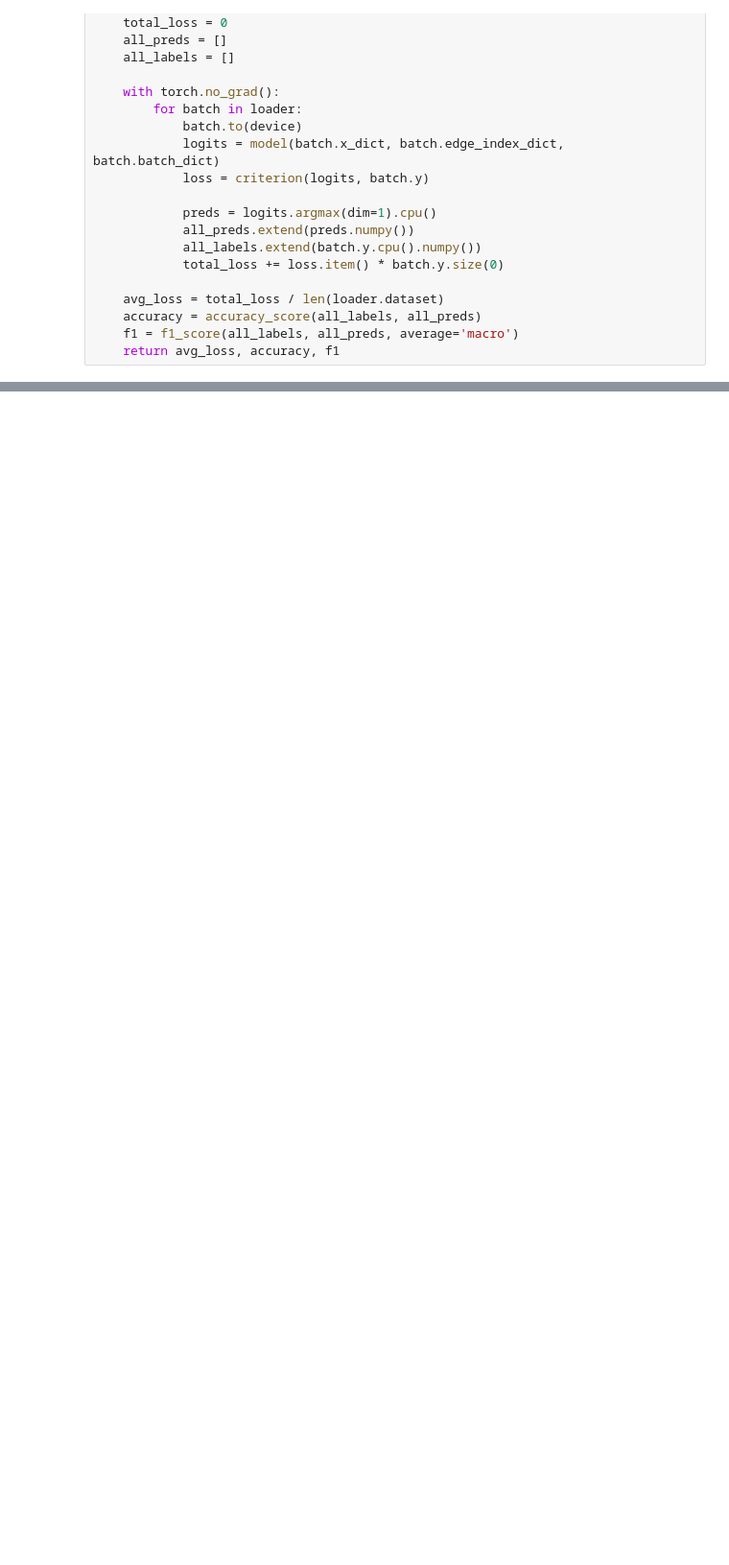
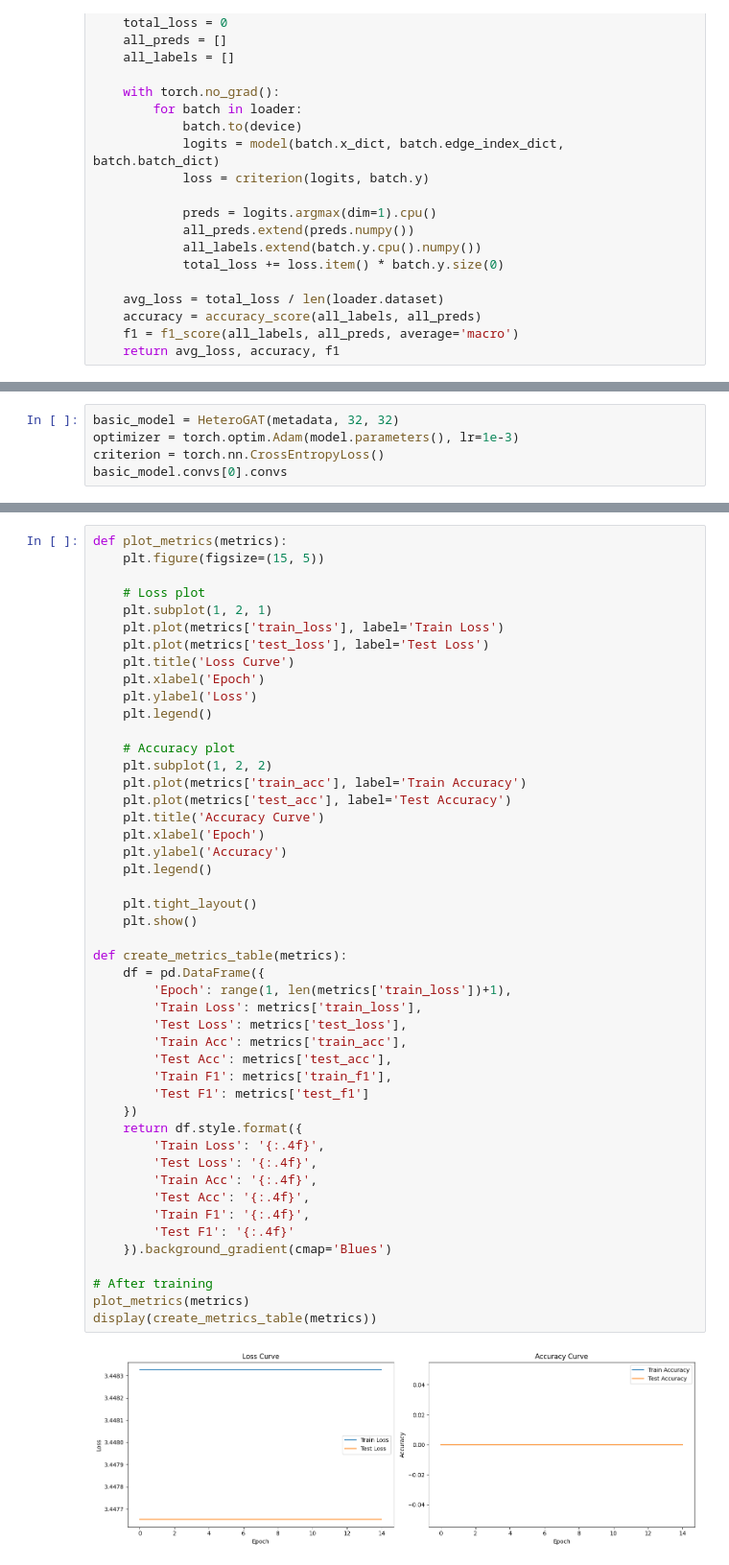
Before and after one commit to Galvanized-Heart/MIE1520_Final_Project, a Jupyter notebook: het_network.ipynb, the cells around one changed output, grey strips where cells are left out. Shown at 96% size. Drawn from its saved outputs; the diff is of its cells as text; blank space fills up the shorter version.

```diff
--- a/het_network.ipynb
+++ b/het_network.ipynb
@@ -260,0 +288,5 @@ display(create_metrics_table(metrics))
+# %%
+basic_model = HeteroGAT(metadata, 32, 32)
+optimizer = torch.optim.Adam(model.parameters(), lr=1e-3)
+criterion = torch.nn.CrossEntropyLoss()
+basic_model.convs[0].convs
@@ -260,0 +350,49 @@ display(create_metrics_table(metrics))
+# %%
+def plot_metrics(metrics):
+    plt.figure(figsize=(15, 5))
+
+    # Loss plot
+    plt.subplot(1, 2, 1)
+    plt.plot(metrics['train_loss'], label='Train Loss')
+    plt.plot(metrics['test_loss'], label='Test Loss')
+    plt.title('Loss Curve')
+    plt.xlabel('Epoch')
+    plt.ylabel('Loss')
+    plt.legend()
+
+    # Accuracy plot
+    plt.subplot(1, 2, 2)
+    plt.plot(metrics['train_acc'], label='Train Accuracy')
+    plt.plot(metrics['test_acc'], label='Test Accuracy')
+    plt.title('Accuracy Curve')
+    plt.xlabel('Epoch')
+    plt.ylabel('Accuracy')
+    plt.legend()
+
+    plt.tight_layout()
+    plt.show()
+
+def create_metrics_table(metrics):
+    df = pd.DataFrame({
+        'Epoch': range(1, len(metrics['train_loss'])+1),
+        'Train Loss': metrics['train_loss'],
+        'Test Loss': metrics['test_loss'],
+        'Train Acc': metrics['train_acc'],
+        'Test Acc': metrics['test_acc'],
+        'Train F1': metrics['train_f1'],
+        'Test F1': metrics['test_f1']
+    })
+    return df.style.format({
+        'Train Loss': '{:.4f}',
+        'Test Loss': '{:.4f}',
+        'Train Acc': '{:.4f}',
+        'Test Acc': '{:.4f}',
+        'Train F1': '{:.4f}',
+        'Test F1': '{:.4f}'
+    }).background_gradient(cmap='Blues')
+
+# After training
+plot_metrics(metrics)
+display(create_metrics_table(metrics))
+# %% [output]
+[figure, added]
```
Also changed, not shown: parts of 14 cells of this notebook, 2 other files.
